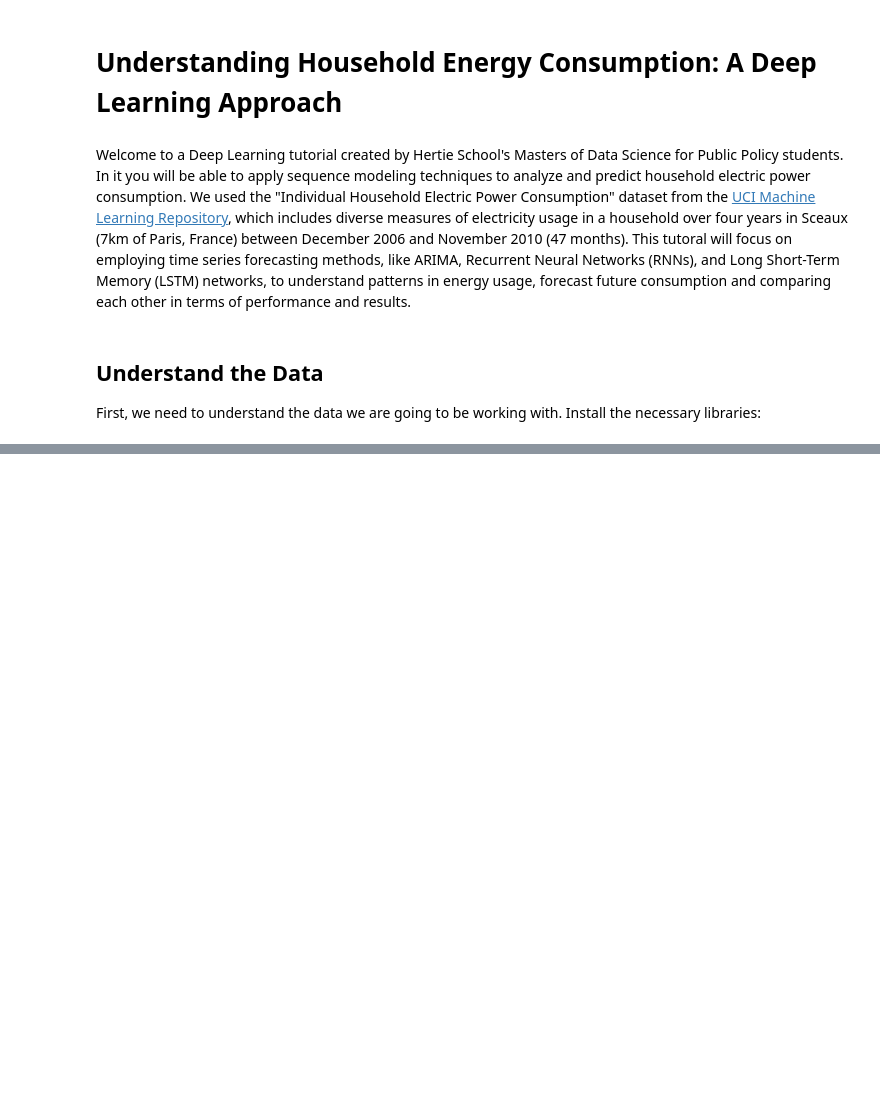
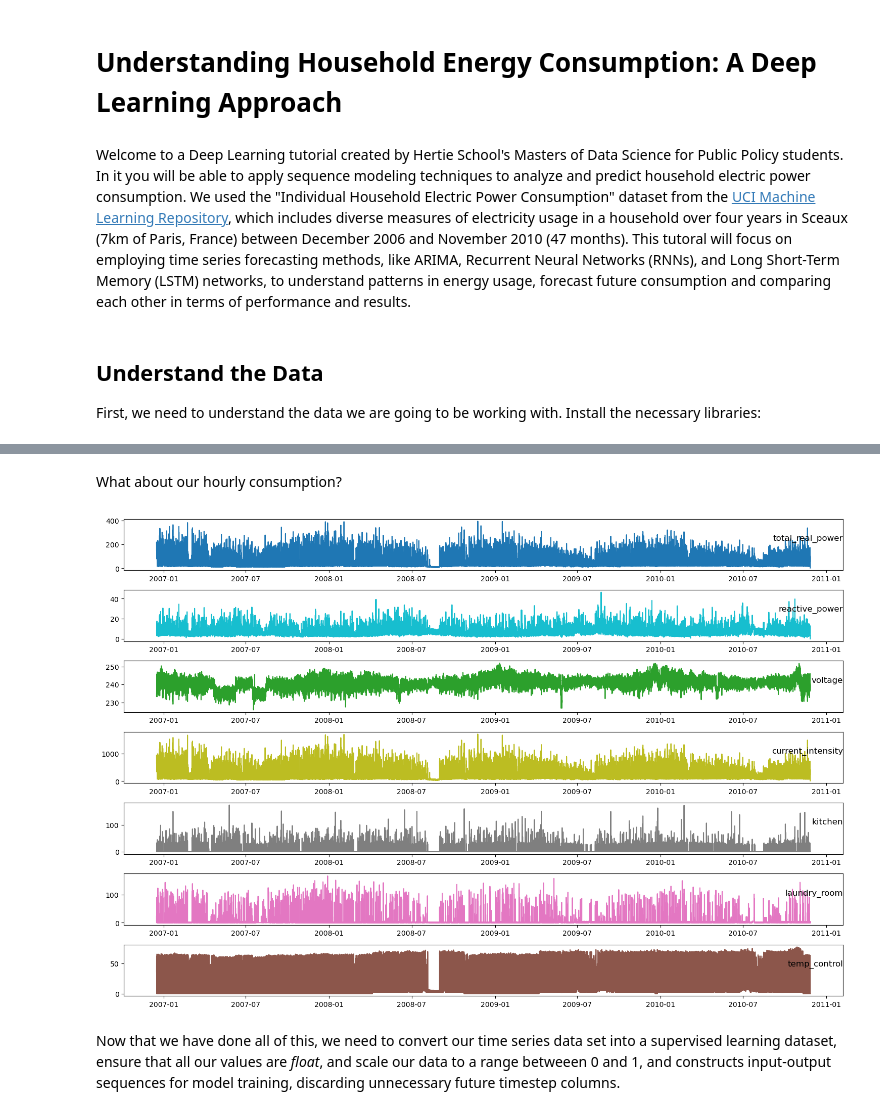
Before and after one commit to augustofonseca25/LSTM-time-series-tutorial, a Jupyter notebook: Final Forecast Totorial.ipynb, the cells around one changed output, grey strips where cells are left out. Cells and saved outputs as stored; diff of their text form; code cells hidden in the pictures; blank space fills up the shorter version.

```diff
--- a/Final Forecast Totorial.ipynb
+++ b/Final Forecast Totorial.ipynb
@@ -22,0 +276,22 @@ SystemError: initialization of _pywrap_checkpoint_reader raised unreported excep
+# %% [markdown]
+What about our hourly consumption?
+# %%
+# Let's plot our hourly consumption
+values_hourly = df_hourly.values
+
+# Specify columns to plot
+groups = [0, 1, 2, 3, 4, 5, 6]
+# Define colors for each plot
+colors = ['#1f77b4', '#17becf', '#2ca02c', '#bcbd22', '#7f7f7f', '#e377c2', '#8c564b']
+
+plt.figure(figsize=(15, 10))
+for i, group in enumerate(groups):
+    plt.subplot(len(groups), 1, i + 1)
+    plt.plot(df_hourly.index, values_hourly[:, group], color=colors[i])
+    plt.title(df_hourly.columns[group], y=0.5, loc='right')
+plt.tight_layout()
+plt.show()
+# %% [output]
+[figure, added]
+# %% [markdown]
+Now that we have done all of this, we need to convert our time series data set into a supervised learning dataset, ensure that all our values are *float*, and scale our data to a range betweeen 0 and 1, and constructs input-output sequences for model training, discarding unnecessary future timestep columns.
```
Also changed, not shown: parts of 67 cells of this notebook.
